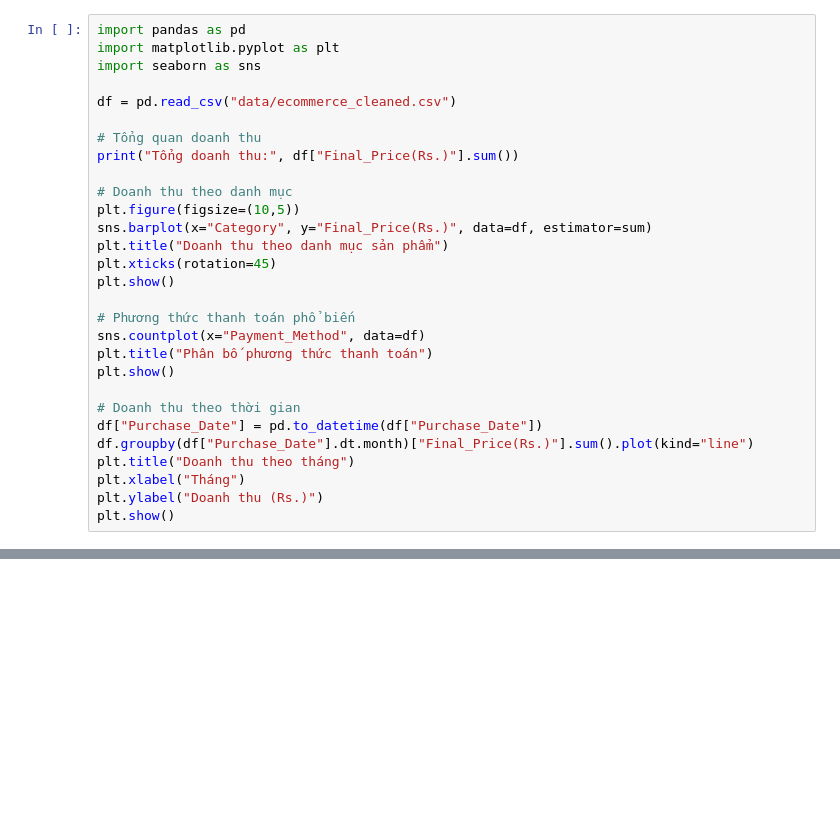
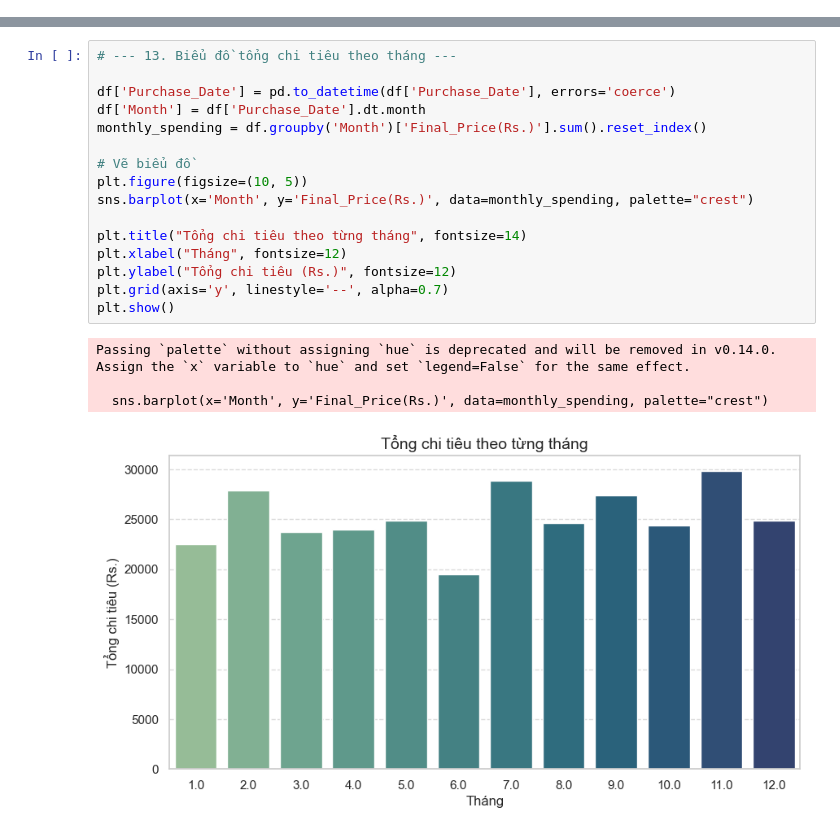
Before and after one commit to Duongvutung/BTL_BigData, a Jupyter notebook: notebooks/01_Data_Preprocessing.ipynb, the cells around one changed output, grey strips where cells are left out. Cells and saved outputs as stored; diff of their text form; blank space fills up the shorter version.

```diff
--- a/notebooks/01_Data_Preprocessing.ipynb
+++ b/notebooks/01_Data_Preprocessing.ipynb
@@ -186,29 +133,0 @@ Purchase_Date       0
-# %%
-import pandas as pd
-import matplotlib.pyplot as plt
-import seaborn as sns
-
-df = pd.read_csv("data/ecommerce_cleaned.csv")
-
-# Tổng quan doanh thu
-print("Tổng doanh thu:", df["Final_Price(Rs.)"].sum())
-
-# Doanh thu theo danh mục
-plt.figure(figsize=(10,5))
-sns.barplot(x="Category", y="Final_Price(Rs.)", data=df, estimator=sum)
-plt.title("Doanh thu theo danh mục sản phẩm")
-plt.xticks(rotation=45)
-plt.show()
-
-# Phương thức thanh toán phổ biến
-sns.countplot(x="Payment_Method", data=df)
-plt.title("Phân bố phương thức thanh toán")
-plt.show()
-
-# Doanh thu theo thời gian
-df["Purchase_Date"] = pd.to_datetime(df["Purchase_Date"])
-df.groupby(df["Purchase_Date"].dt.month)["Final_Price(Rs.)"].sum().plot(kind="line")
-plt.title("Doanh thu theo tháng")
-plt.xlabel("Tháng")
-plt.ylabel("Doanh thu (Rs.)")
-plt.show()
@@ -219,0 +134,21 @@ Tổng doanh thu: 757278.08
+# %%
+# --- 13. Biểu đồ tổng chi tiêu theo tháng ---
+
+df['Purchase_Date'] = pd.to_datetime(df['Purchase_Date'], errors='coerce')
+df['Month'] = df['Purchase_Date'].dt.month
+monthly_spending = df.groupby('Month')['Final_Price(Rs.)'].sum().reset_index()
+
+# Vẽ biểu đồ
+plt.figure(figsize=(10, 5))
+sns.barplot(x='Month', y='Final_Price(Rs.)', data=monthly_spending, palette="crest")
+
+plt.title("Tổng chi tiêu theo từng tháng", fontsize=14)
+plt.xlabel("Tháng", fontsize=12)
+plt.ylabel("Tổng chi tiêu (Rs.)", fontsize=12)
+plt.grid(axis='y', linestyle='--', alpha=0.7)
+plt.show()
+# %% [output]
+Passing `palette` without assigning `hue` is deprecated and will be removed in v0.14.0. Assign the `x` variable to `hue` and set `legend=False` for the same effect.
+
+  sns.barplot(x='Month', y='Final_Price(Rs.)', data=monthly_spending, palette="crest")
+[figure, added]
```
Also changed, not shown: parts of 19 cells of this notebook, 15 other files.
